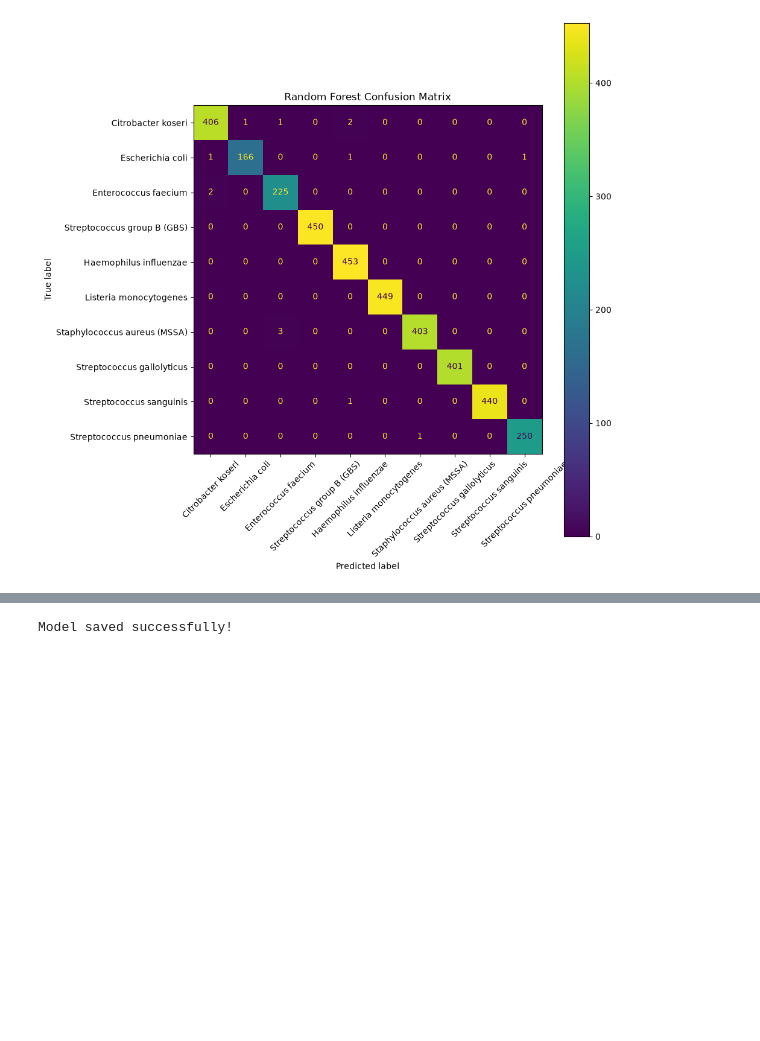
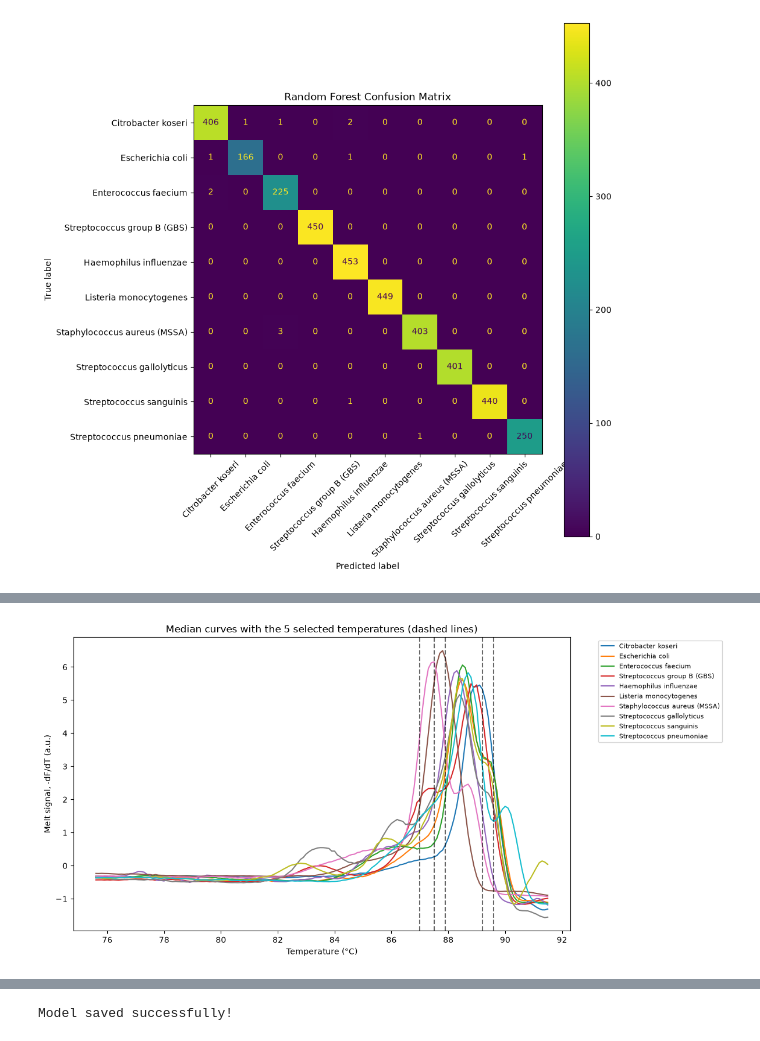
Before and after one commit to saihei-9/Hrm-bacterial-classification, a Jupyter notebook: hrm_bacterial_classification.ipynb, the cells around one changed output, grey strips where cells are left out. Drawn from its saved outputs; the diff is of its cells as text; code cells hidden in the pictures; blank space fills up the shorter version.

```diff
--- a/hrm_bacterial_classification.ipynb
+++ b/hrm_bacterial_classification.ipynb
@@ -335,0 +473,22 @@ plt.show()
+# %%
+# Where the selected temperatures sit on the melt curves
+plt.figure(figsize=(12, 6))
+
+for label in range(10):
+    plt.plot(
+        temps,
+        X_train[y_train == label].median(axis=0),
+        label=species_names[label]
+    )
+
+for s in selected:
+    plt.axvline(float(s), color="black", linestyle="--", alpha=0.6)
+
+plt.xlabel("Temperature (°C)")
+plt.ylabel("Melt signal, -dF/dT (a.u.)")
+plt.title("Median curves with the 5 selected temperatures (dashed lines)")
+plt.legend(bbox_to_anchor=(1.05, 1), loc="upper left", fontsize=8)
+plt.tight_layout()
+plt.show()
+# %% [output]
+[figure, added]
```
Also changed, not shown: parts of 16 cells of this notebook, 1 other file.
